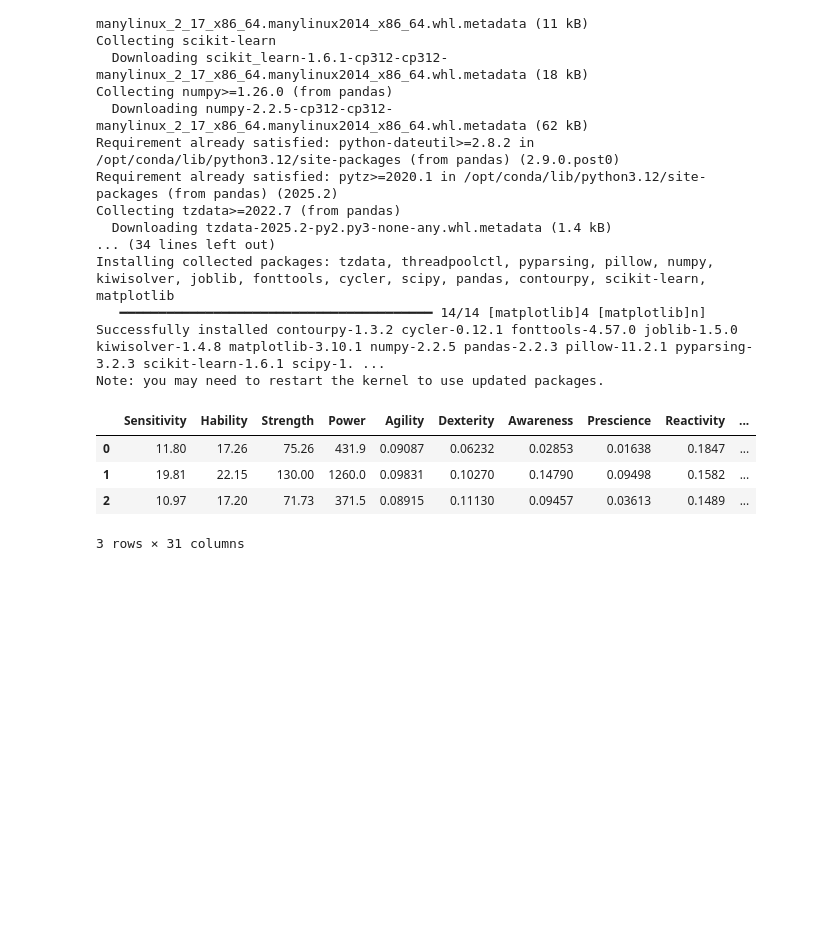
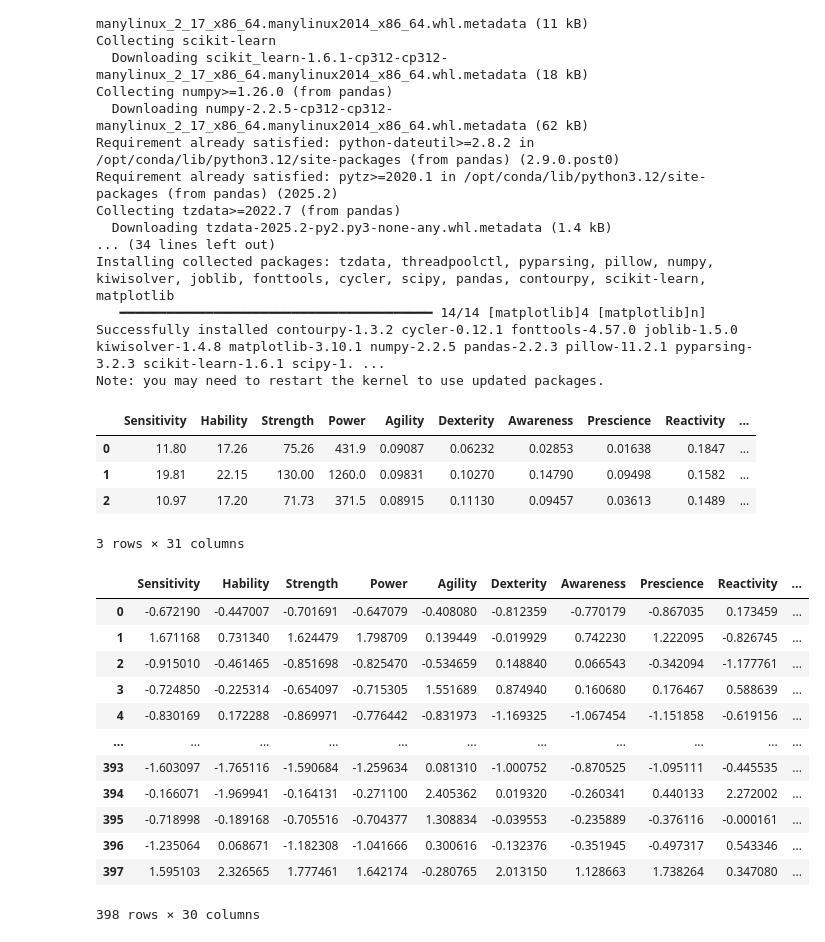
Before and after one commit to viruskizz/42bangkok-datascience-piscine, a Jupyter notebook: ds03/ex03/standardization.ipynb, the cells around one changed output. Saved outputs shown, nothing was run; the diff lists cells and outputs as text; code cells hidden in the pictures; blank space fills up the shorter version.

```diff
--- a/ds03/ex03/standardization.ipynb
+++ b/ds03/ex03/standardization.ipynb
@@ -37,26 +37,34 @@ train_df.head(3)
 # %%
 df = train_df.copy()
 
 # Encode 'knight' as binary for later use
 df['knight_encoded'] = df['knight'].map({'Jedi': 1, 'Sith': 0})
 
 # Select only feature columns (exclude 'knight' and encoded version)
 feature_cols = [col for col in df.columns if col not in ['knight', 'knight_encoded']]
 
-# Normalize
-# scaler = MinMaxScaler()
-# df_normalized = pd.DataFrame(scaler.fit_transform(df[feature_cols]), columns=feature_cols)
-
 # Z-Score Standardization
 scaler_zscore = StandardScaler()
-df_standardized = scaler_zscore.fit_transform(df[feature_cols])
+df_standardized = pd.DataFrame(scaler_zscore.fit_transform(df[feature_cols]), columns=feature_cols)
 
-# # Add back the label for visualization
-# df_normalized['knight'] = df['knight']
-# df_normalized['knight_encoded'] = df['knight_encoded']
-
-# df_normalized.head(3)
-# df_standardized['Empowered']
+# Add non-integer column back
+df_standardized['knight'] = df['knight'] # Add encoded back
+df_standardized['knight_encoded'] = df['knight_encoded'] # Add encoded back
+df_standardized
+# %% [output]
+|  | Sensitivity | Hability | Strength | Power | Agility | Dexterity | Awareness | Prescience | Reactivity | ... |
+| 0 | -0.672190 | -0.447007 | -0.701691 | -0.647079 | -0.408080 | -0.812359 | -0.770179 | -0.867035 | 0.173459 | ... |
+| 1 | 1.671168 | 0.731340 | 1.624479 | 1.798709 | 0.139449 | -0.019929 | 0.742230 | 1.222095 | -0.826745 | ... |
+| 2 | -0.915010 | -0.461465 | -0.851698 | -0.825470 | -0.534659 | 0.148840 | 0.066543 | -0.342094 | -1.177761 | ... |
+| 3 | -0.724850 | -0.225314 | -0.654097 | -0.715305 | 1.551689 | 0.874940 | 0.160680 | 0.176467 | 0.588639 | ... |
+| 4 | -0.830169 | 0.172288 | -0.869971 | -0.776442 | -0.831973 | -1.169325 | -1.067454 | -1.151858 | -0.619156 | ... |
+| ... | ... | ... | ... | ... | ... | ... | ... | ... | ... | ... |
+| 393 | -1.603097 | -1.765116 | -1.590684 | -1.259634 | 0.081310 | -1.000752 | -0.870525 | -1.095111 | -0.445535 | ... |
+| 394 | -0.166071 | -1.969941 | -0.164131 | -0.271100 | 2.405362 | 0.019320 | -0.260341 | 0.440133 | 2.272002 | ... |
+| 395 | -0.718998 | -0.189168 | -0.705516 | -0.704377 | 1.308834 | -0.039553 | -0.235889 | -0.376116 | -0.000161 | ... |
+| 396 | -1.235064 | 0.068671 | -1.182308 | -1.041666 | 0.300616 | -0.132376 | -0.351945 | -0.497317 | 0.543346 | ... |
+| 397 | 1.595103 | 2.326565 | 1.777461 | 1.642174 | -0.280765 | 2.013150 | 1.128663 | 1.738264 | 0.347080 | ... |
+398 rows × 30 columns
 # %%
 separating_pair = ('Empowered', 'Prescience')
 plt.figure(figsize=(6, 4))
```
Also changed, not shown: parts of 1 cell of this notebook, 5 other files.
